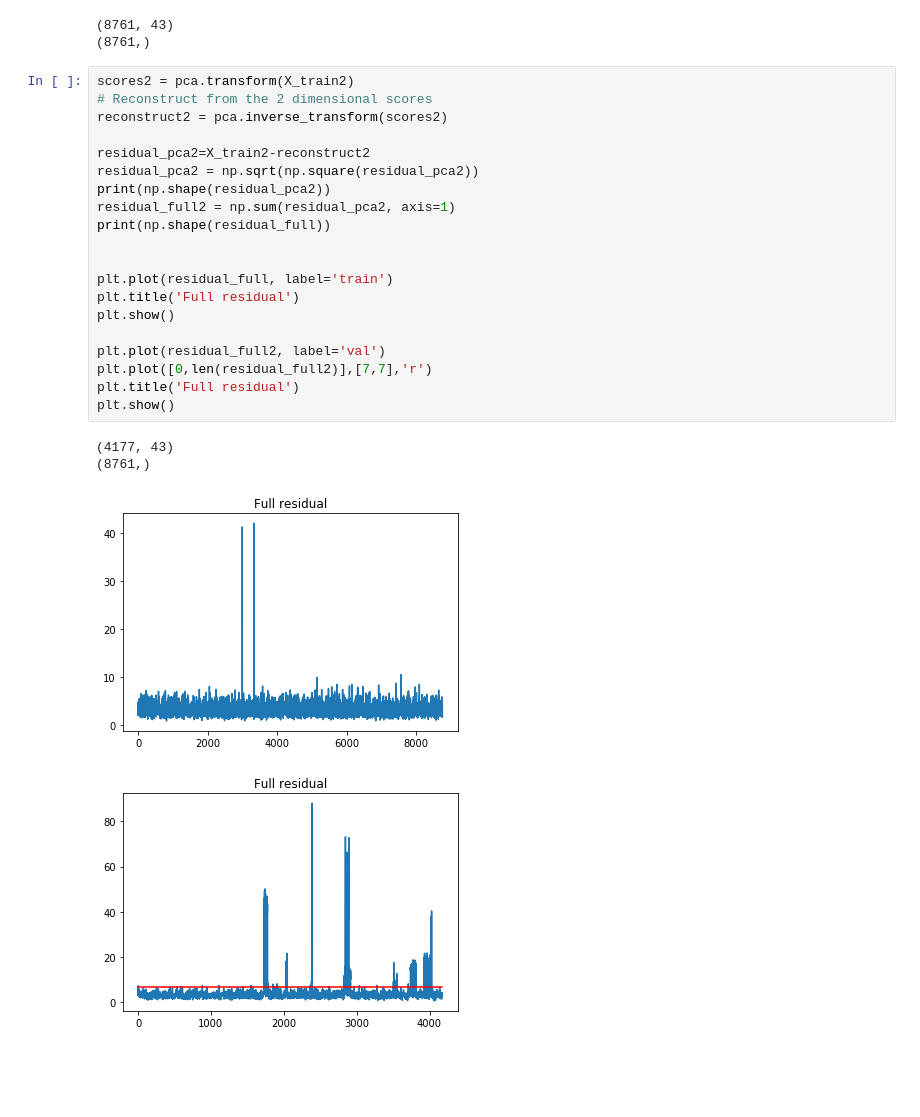
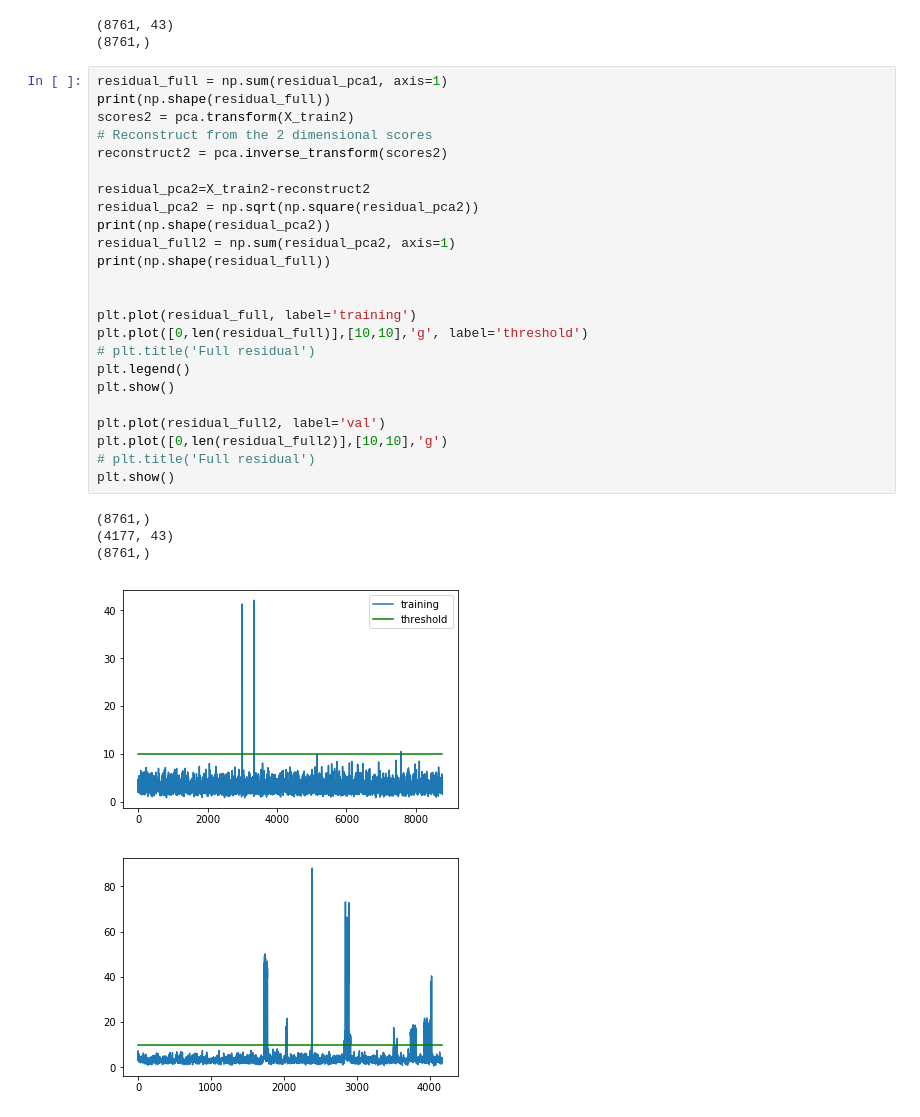
Before and after one commit to marius-pop0/CybeDataAnlaytics, a Jupyter notebook: assignment2/PCA.ipynb, the cells around one changed output. Drawn from its saved outputs; the diff is of its cells as text; blank space fills up the shorter version.

```diff
--- a/assignment2/PCA.ipynb
+++ b/assignment2/PCA.ipynb
@@ -200,29 +202,34 @@ print(np.shape(residual_full))
 (8761, 43)
 (8761,)
 # %%
+residual_full = np.sum(residual_pca1, axis=1)
+print(np.shape(residual_full))
 scores2 = pca.transform(X_train2)
 # Reconstruct from the 2 dimensional scores
 reconstruct2 = pca.inverse_transform(scores2)
 
 residual_pca2=X_train2-reconstruct2
 residual_pca2 = np.sqrt(np.square(residual_pca2))
 print(np.shape(residual_pca2))
 residual_full2 = np.sum(residual_pca2, axis=1)
 print(np.shape(residual_full))
 
 
-plt.plot(residual_full, label='train')
-plt.title('Full residual')
+plt.plot(residual_full, label='training')
+plt.plot([0,len(residual_full)],[10,10],'g', label='threshold')
+# plt.title('Full residual')
+plt.legend()
 plt.show()
 
 plt.plot(residual_full2, label='val')
-plt.plot([0,len(residual_full2)],[7,7],'r')
-plt.title('Full residual')
+plt.plot([0,len(residual_full2)],[10,10],'g')
+# plt.title('Full residual')
 plt.show()
 # %% [output]
+(8761,)
 (4177, 43)
 (8761,)
-[figure, old version]
+[figure, new version]
-[figure, old version]
+[figure, new version]
 # %%
 # plot_dataset(X_train2, y_train2)
```
Also changed, not shown: parts of 7 cells of this notebook, 2 other files.
